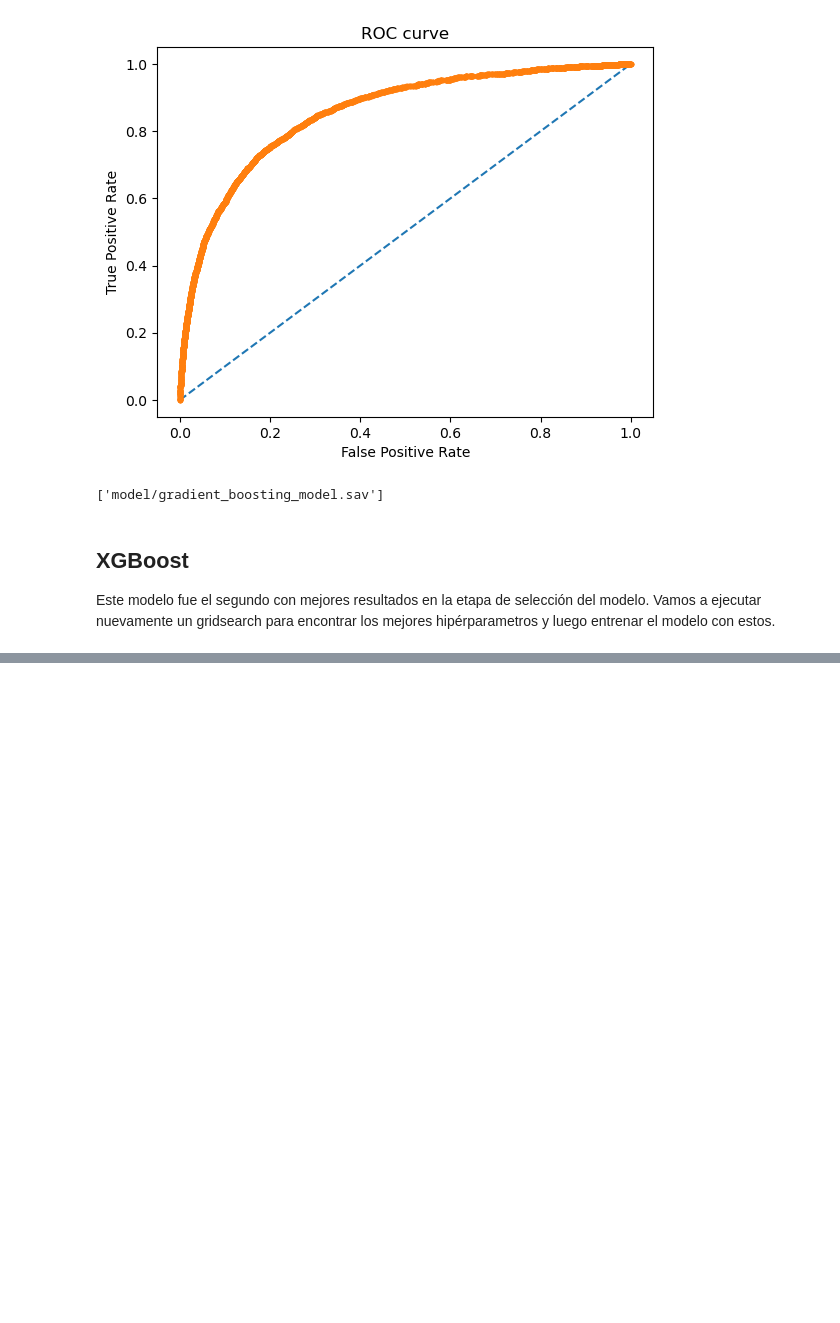
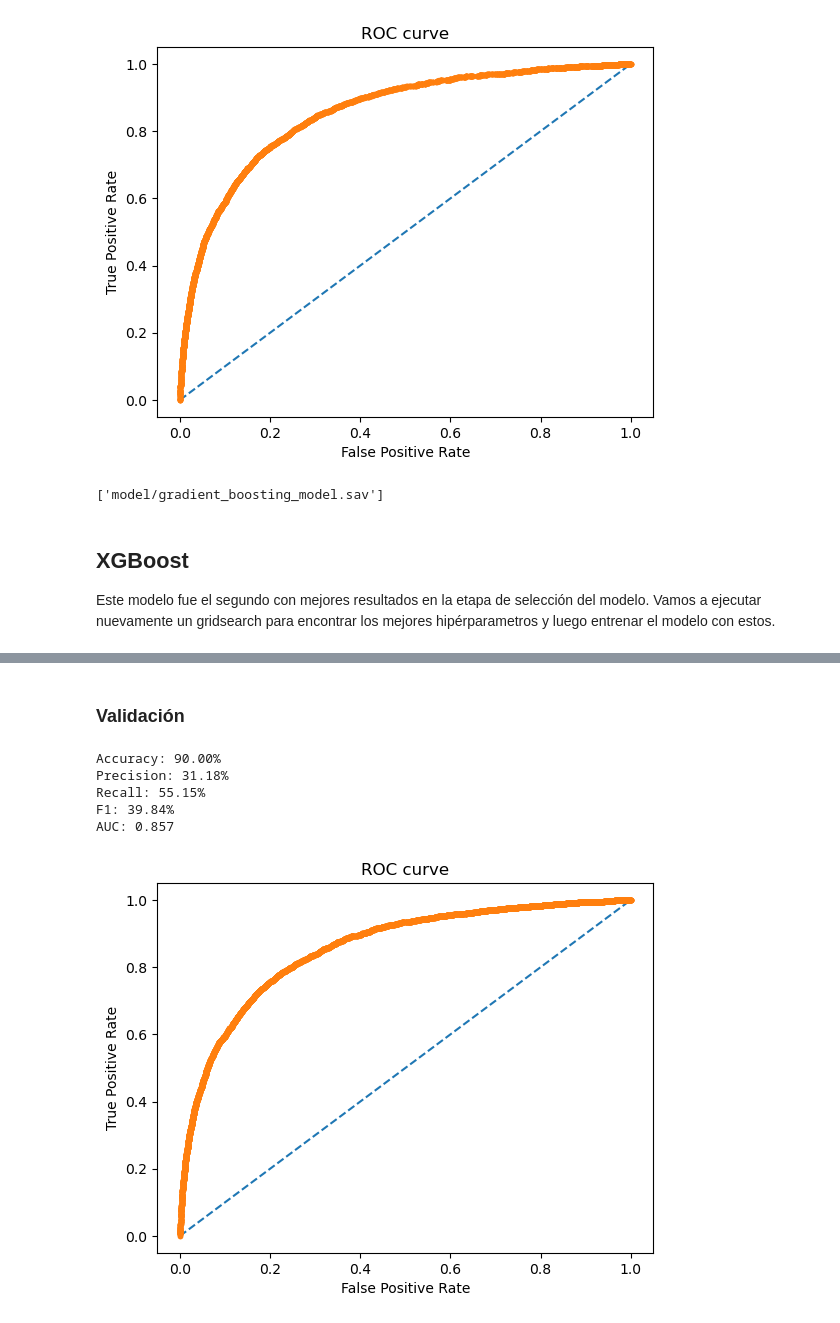
Before and after one commit to 00Fede/givemesomecredit, a Jupyter notebook: Model_Implementation_Training.ipynb, the cells around one changed output, grey strips where cells are left out. Saved outputs shown, nothing was run; the diff lists cells and outputs as text; code cells hidden in the pictures; blank space fills up the shorter version.

Commit message:
Validacion de xgboost

```diff
--- a/Model_Implementation_Training.ipynb
+++ b/Model_Implementation_Training.ipynb
@@ -547,0 +497,45 @@ KeyboardInterrupt:
+# %%
+# xgboost model
+modelXGB = XGBClassifier( n_estimators = 150, learning_rate=0.05, max_depth = 5) \
+                .fit(X_train, y_train)
+# %% [markdown]
+### Validación
+# %%
+# validate the model on test dataset
+y_pred = modelXGB.predict(X_test)
+
+# evaluate predictions
+accuracy = accuracy_score(y_test, y_pred)
+precision = precision_score(y_test, y_pred)
+recall = recall_score(y_test, y_pred)
+f1 = f1_score(y_test, y_pred)
+
+print("Accuracy: %.2f%%" % (accuracy * 100.0))
+print("Precision: %.2f%%" % (precision * 100.0))
+print("Recall: %.2f%%" % (recall * 100.0))
+print("F1: %.2f%%" % (f1 * 100.0))
+
+# roc curve
+# predict probabilities
+probs = modelXGB.predict_proba(X_test)
+# keep probabilities for the positive outcome only
+probs = probs[:, 1]
+# calculate AUC
+auc_score = roc_auc_score(y_test, probs)
+print('AUC: %.3f' % auc_score)
+
+# plot roc curve
+fpr, tpr, thresholds = roc_curve(y_test, probs)
+plt.plot([0, 1], [0, 1], linestyle='--')
+plt.plot(fpr, tpr, marker='.')
+plt.title('ROC curve')
+plt.xlabel('False Positive Rate')
+plt.ylabel('True Positive Rate')
+plt.show()
+# %% [output]
+Accuracy: 90.00%
+Precision: 31.18%
+Recall: 55.15%
+F1: 39.84%
+AUC: 0.857
+[figure, added]
```
Also changed, not shown: parts of 13 cells of this notebook, 1 other file.
